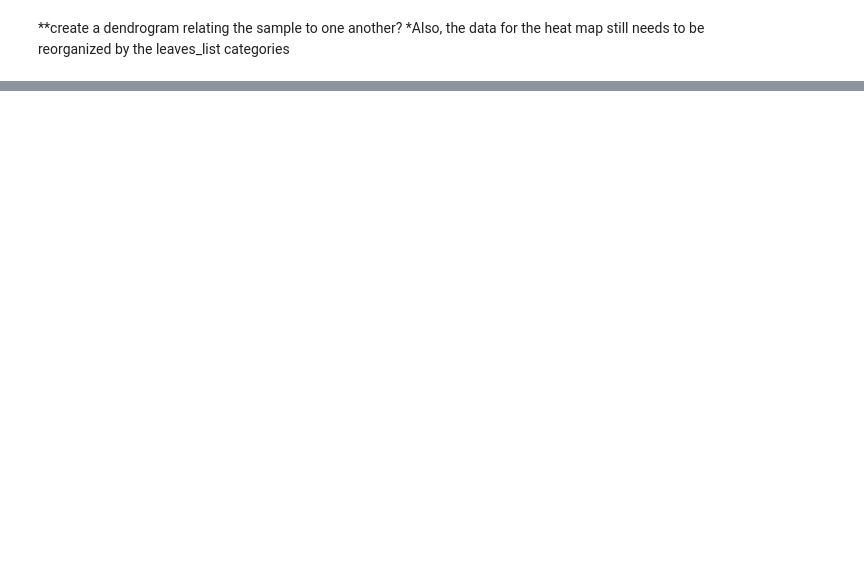
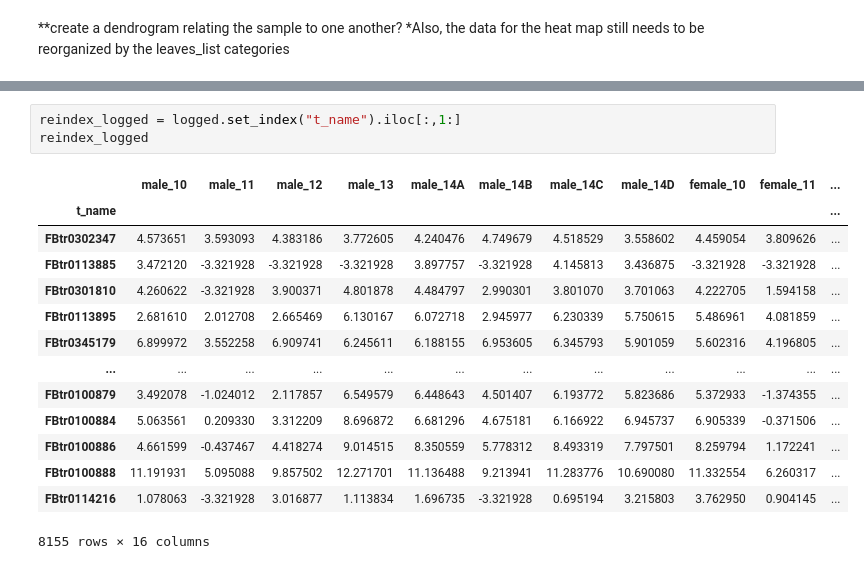
Before and after one commit to lpappal1/qbb2020answers2, a Jupyter notebook: week7/Week7.ipynb, the cells around one changed output, grey strips where cells are left out. Saved outputs shown, nothing was run; the diff lists cells and outputs as text; blank space fills up the shorter version.

```diff
--- a/week7/Week7.ipynb
+++ b/week7/Week7.ipynb
@@ -322,0 +330,18 @@ NameError: name 'py' is not defined
+# %%
+reindex_logged = logged.set_index("t_name").iloc[:,1:]
+reindex_logged
+# %% [output]
+|  | male_10 | male_11 | male_12 | male_13 | male_14A | male_14B | male_14C | male_14D | female_10 | female_11 | ... |
+| t_name |  |  |  |  |  |  |  |  |  |  | ... |
+| FBtr0302347 | 4.573651 | 3.593093 | 4.383186 | 3.772605 | 4.240476 | 4.749679 | 4.518529 | 3.558602 | 4.459054 | 3.809626 | ... |
+| FBtr0113885 | 3.472120 | -3.321928 | -3.321928 | -3.321928 | 3.897757 | -3.321928 | 4.145813 | 3.436875 | -3.321928 | -3.321928 | ... |
+| FBtr0301810 | 4.260622 | -3.321928 | 3.900371 | 4.801878 | 4.484797 | 2.990301 | 3.801070 | 3.701063 | 4.222705 | 1.594158 | ... |
+| FBtr0113895 | 2.681610 | 2.012708 | 2.665469 | 6.130167 | 6.072718 | 2.945977 | 6.230339 | 5.750615 | 5.486961 | 4.081859 | ... |
+| FBtr0345179 | 6.899972 | 3.552258 | 6.909741 | 6.245611 | 6.188155 | 6.953605 | 6.345793 | 5.901059 | 5.602316 | 4.196805 | ... |
+| ... | ... | ... | ... | ... | ... | ... | ... | ... | ... | ... | ... |
+| FBtr0100879 | 3.492078 | -1.024012 | 2.117857 | 6.549579 | 6.448643 | 4.501407 | 6.193772 | 5.823686 | 5.372933 | -1.374355 | ... |
+| FBtr0100884 | 5.063561 | 0.209330 | 3.312209 | 8.696872 | 6.681296 | 4.675181 | 6.166922 | 6.945737 | 6.905339 | -0.371506 | ... |
+| FBtr0100886 | 4.661599 | -0.437467 | 4.418274 | 9.014515 | 8.350559 | 5.778312 | 8.493319 | 7.797501 | 8.259794 | 1.172241 | ... |
+| FBtr0100888 | 11.191931 | 5.095088 | 9.857502 | 12.271701 | 11.136488 | 9.213941 | 11.283776 | 10.690080 | 11.332554 | 6.260317 | ... |
+| FBtr0114216 | 1.078063 | -3.321928 | 3.016877 | 1.113834 | 1.696735 | -3.321928 | 0.695194 | 3.215803 | 3.762950 | 0.904145 | ... |
+8155 rows × 16 columns
```
Also changed, not shown: parts of 27 cells of this notebook.
